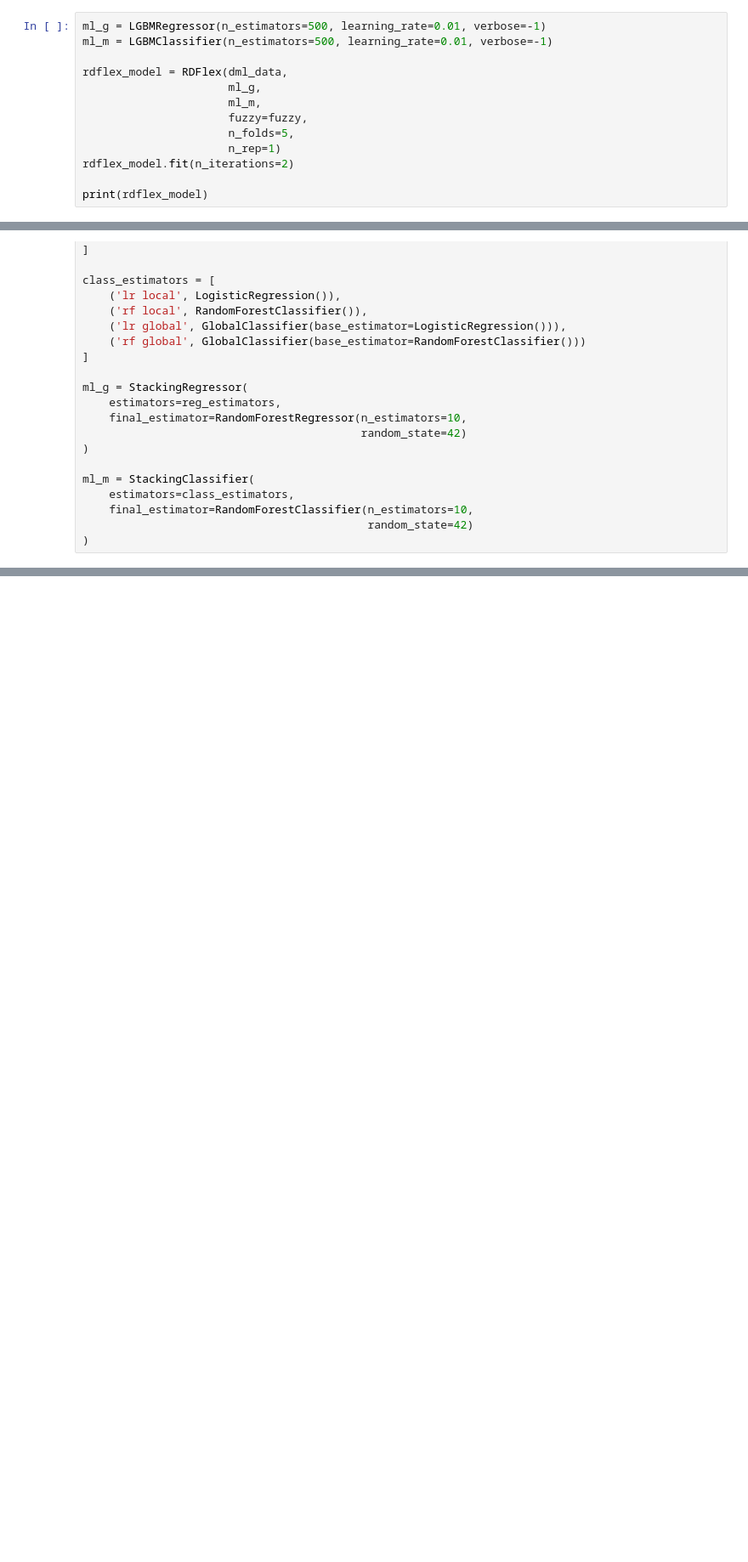
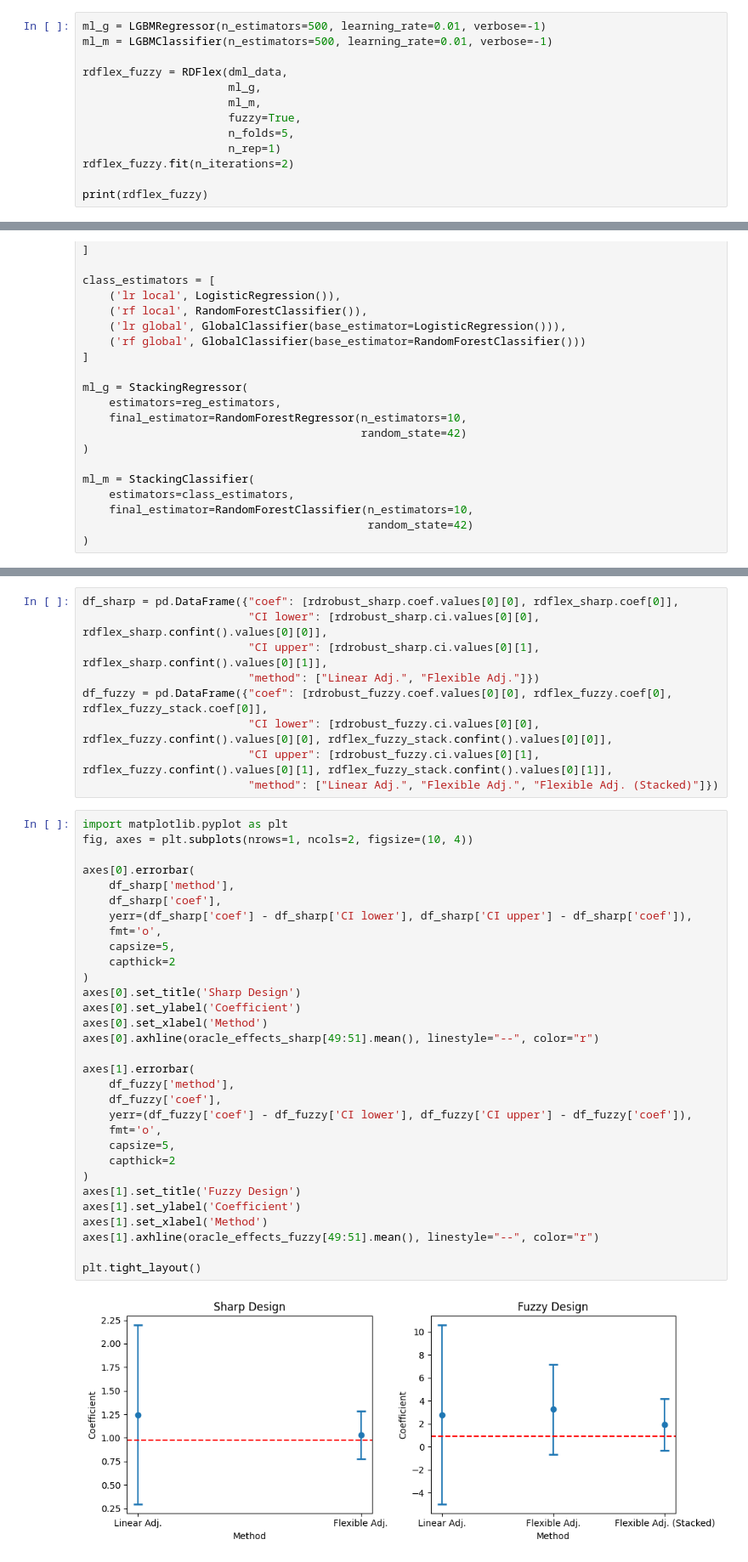
Before and after one commit to DoubleML/doubleml-docs, a Jupyter notebook: doc/examples/py_double_ml_rdflex.ipynb, the cells around one changed output, grey strips where cells are left out. Shown at 85% size. Drawn from its saved outputs; the diff is of its cells as text; blank space fills up the shorter version.

```diff
--- a/doc/examples/py_double_ml_rdflex.ipynb
+++ b/doc/examples/py_double_ml_rdflex.ipynb
@@ -320,15 +319,15 @@ dml_data = dml.DoubleMLData(df, y_col='y', d_cols='d', x_cols=cov_names, s_col='
 ml_g = LGBMRegressor(n_estimators=500, learning_rate=0.01, verbose=-1)
 ml_m = LGBMClassifier(n_estimators=500, learning_rate=0.01, verbose=-1)
 
-rdflex_model = RDFlex(dml_data,
+rdflex_fuzzy = RDFlex(dml_data,
                       ml_g,
                       ml_m,
-                      fuzzy=fuzzy,
+                      fuzzy=True,
                       n_folds=5,
                       n_rep=1)
-rdflex_model.fit(n_iterations=2)
+rdflex_fuzzy.fit(n_iterations=2)
 
-print(rdflex_model)
+print(rdflex_fuzzy)
 # %% [output]
 Method             Coef.     S.E.     t-stat       P>|t|           95% CI
 -------------------------------------------------------------------------
@@ -383,0 +391,42 @@ Robust                 -        -     1.333    1.825e-01  [-1.000, 5.251]
+# %%
+df_sharp = pd.DataFrame({"coef": [rdrobust_sharp.coef.values[0][0], rdflex_sharp.coef[0]],
+                         "CI lower": [rdrobust_sharp.ci.values[0][0], rdflex_sharp.confint().values[0][0]],
+                         "CI upper": [rdrobust_sharp.ci.values[0][1], rdflex_sharp.confint().values[0][1]],
+                         "method": ["Linear Adj.", "Flexible Adj."]})
+df_fuzzy = pd.DataFrame({"coef": [rdrobust_fuzzy.coef.values[0][0], rdflex_fuzzy.coef[0], rdflex_fuzzy_stack.coef[0]],
+                         "CI lower": [rdrobust_fuzzy.ci.values[0][0], rdflex_fuzzy.confint().values[0][0], rdflex_fuzzy_stack.confint().values[0][0]],
+                         "CI upper": [rdrobust_fuzzy.ci.values[0][1], rdflex_fuzzy.confint().values[0][1], rdflex_fuzzy_stack.confint().values[0][1]],
+                         "method": ["Linear Adj.", "Flexible Adj.", "Flexible Adj. (Stacked)"]})
+# %%
+import matplotlib.pyplot as plt
+fig, axes = plt.subplots(nrows=1, ncols=2, figsize=(10, 4))
+
+axes[0].errorbar(
+    df_sharp['method'],
+    df_sharp['coef'],
+    yerr=(df_sharp['coef'] - df_sharp['CI lower'], df_sharp['CI upper'] - df_sharp['coef']),
+    fmt='o',
+    capsize=5,
+    capthick=2
+)
+axes[0].set_title('Sharp Design')
+axes[0].set_ylabel('Coefficient')
+axes[0].set_xlabel('Method')
+axes[0].axhline(oracle_effects_sharp[49:51].mean(), linestyle="--", color="r")
+
+axes[1].errorbar(
+    df_fuzzy['method'],
+    df_fuzzy['coef'],
+    yerr=(df_fuzzy['coef'] - df_fuzzy['CI lower'], df_fuzzy['CI upper'] - df_fuzzy['coef']),
+    fmt='o',
+    capsize=5,
+    capthick=2
+)
+axes[1].set_title('Fuzzy Design')
+axes[1].set_ylabel('Coefficient')
+axes[1].set_xlabel('Method')
+axes[1].axhline(oracle_effects_fuzzy[49:51].mean(), linestyle="--", color="r")
+
+plt.tight_layout()
+# %% [output]
+[figure, added]
```
Also changed, not shown: parts of 25 cells of this notebook.
